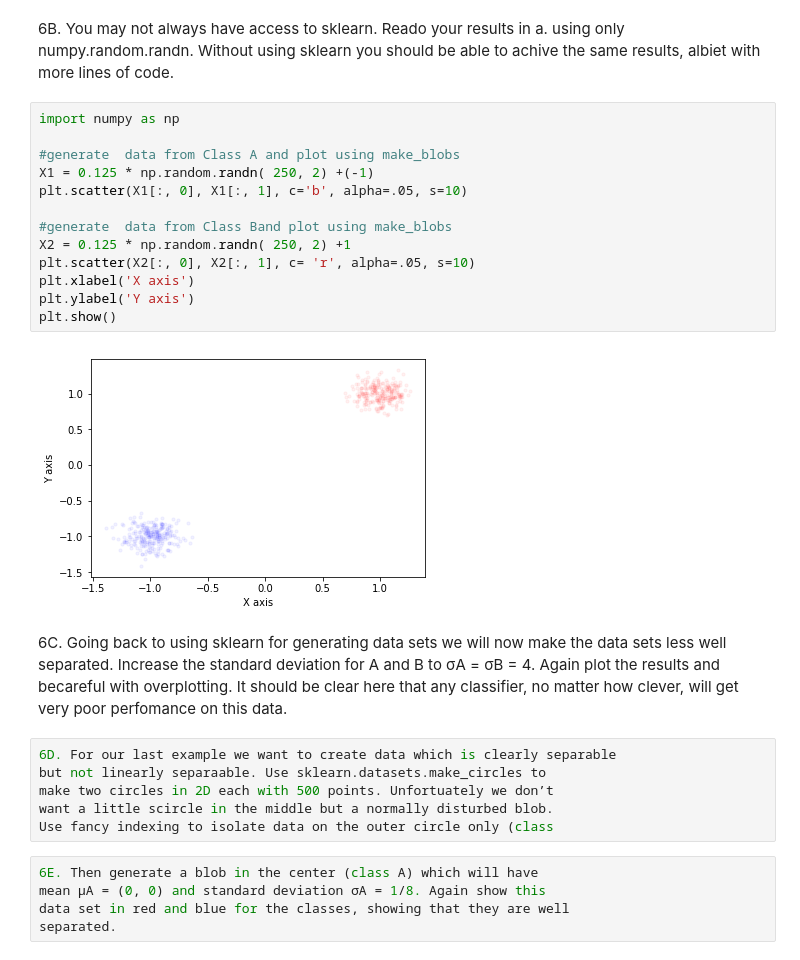
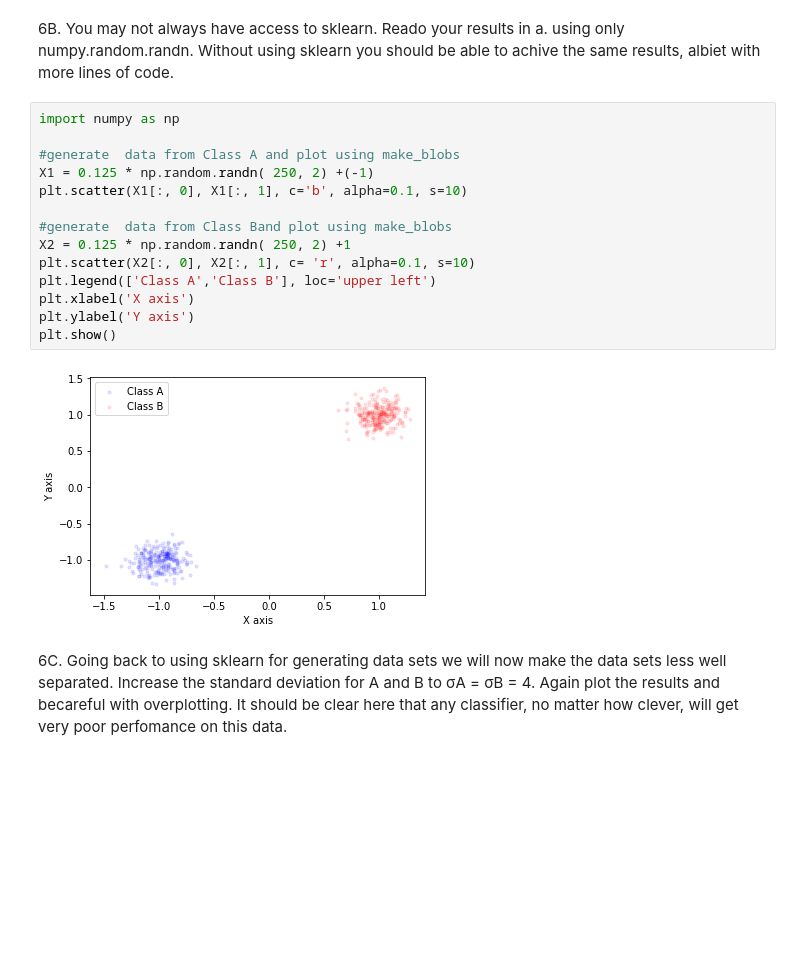
Before and after one commit to msarker000/ML_hw1, a Jupyter notebook: ML_hw1_6.ipynb, the cells around one changed output. Drawn from its saved outputs; the diff is of its cells as text; blank space fills up the shorter version.

Commit message:
completed hw1 6 fake data

```diff
--- a/ML_hw1_6.ipynb
+++ b/ML_hw1_6.ipynb
@@ -42,32 +44,22 @@ be able to achive the same results, albiet with more lines of code.
 # %%
 import numpy as np
 
 #generate  data from Class A and plot using make_blobs
 X1 = 0.125 * np.random.randn( 250, 2) +(-1)
-plt.scatter(X1[:, 0], X1[:, 1], c='b', alpha=.05, s=10)
+plt.scatter(X1[:, 0], X1[:, 1], c='b', alpha=0.1, s=10)
 
 #generate  data from Class Band plot using make_blobs
 X2 = 0.125 * np.random.randn( 250, 2) +1
-plt.scatter(X2[:, 0], X2[:, 1], c= 'r', alpha=.05, s=10)
+plt.scatter(X2[:, 0], X2[:, 1], c= 'r', alpha=0.1, s=10)
+plt.legend(['Class A','Class B'], loc='upper left')
 plt.xlabel('X axis')
 plt.ylabel('Y axis')
 plt.show()
 # %% [output]
-[figure, old version]
+[figure, new version]
 # %% [markdown]
 6C. Going back to using sklearn for generating data sets we will now make
 the data sets less well separated. Increase the standard deviation for
 A and B to σA = σB = 4. Again plot the results and becareful with
 overplotting. It should be clear here that any classifier, no matter
 how clever, will get very poor perfomance on this data.
-# %%
-6D. For our last example we want to create data which is clearly separable
-but not linearly separaable. Use sklearn.datasets.make_circles to
-make two circles in 2D each with 500 points. Unfortuately we don’t
-want a little scircle in the middle but a normally disturbed blob.
-Use fancy indexing to isolate data on the outer circle only (class
-# %%
-6E. Then generate a blob in the center (class A) which will have
-mean µA = (0, 0) and standard deviation σA = 1/8. Again show this
-data set in red and blue for the classes, showing that they are well
-separated.
```
Also changed, not shown: parts of 7 cells of this notebook.
